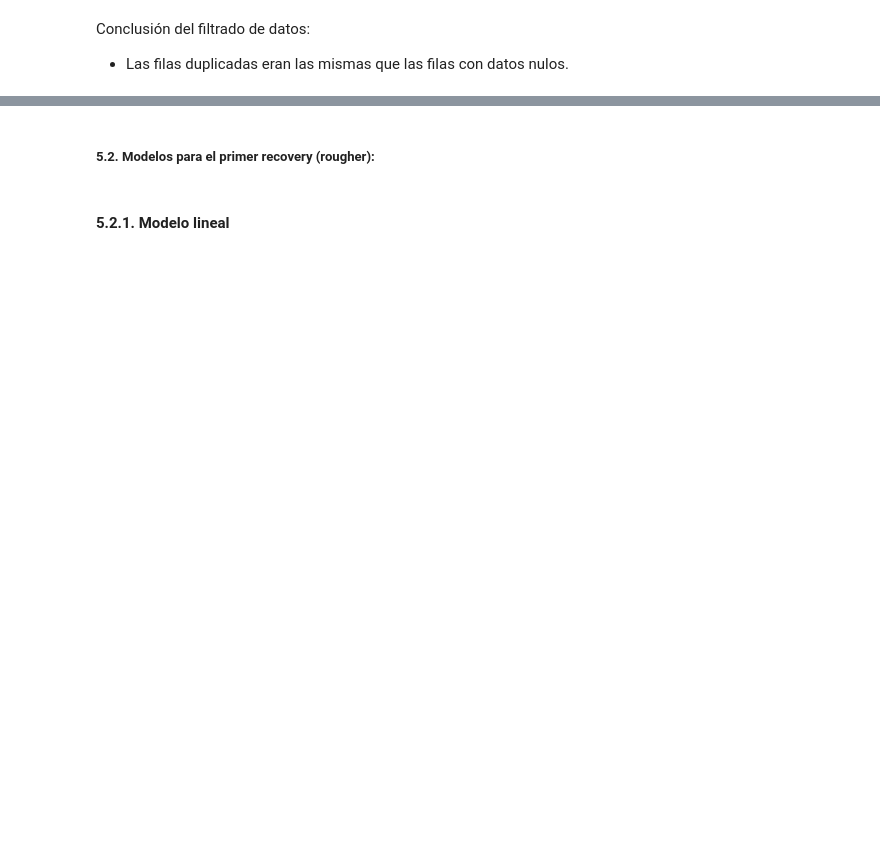
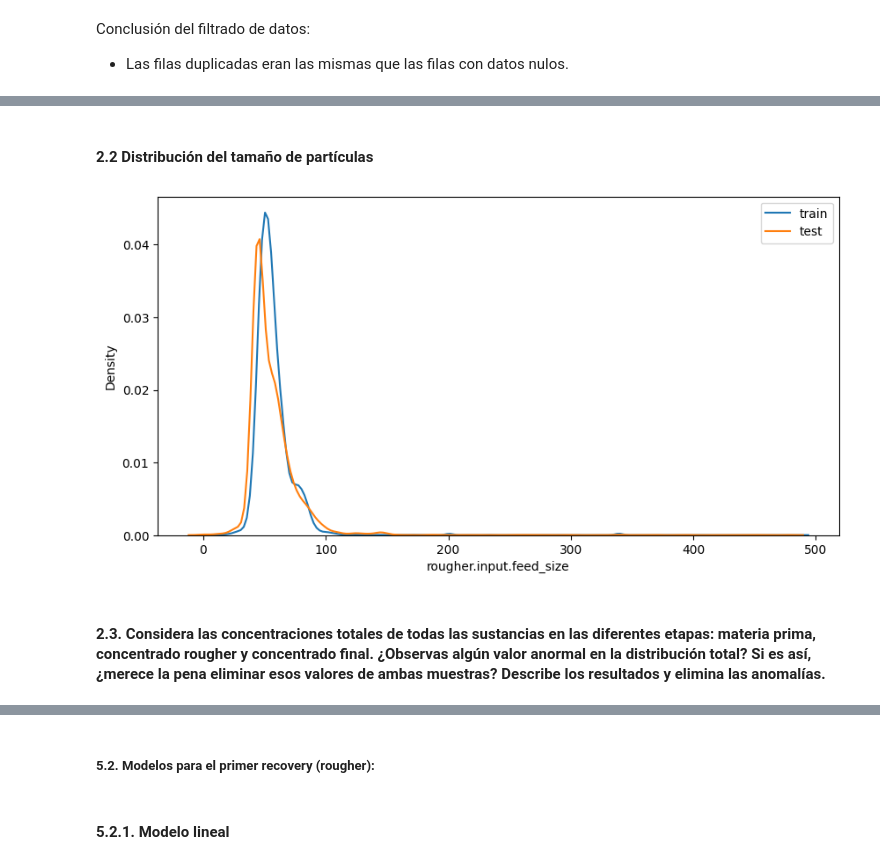
Before and after one commit to Fernandojbf123/proceso_de_extraccion_de_oro, a Jupyter notebook: main.ipynb, the cells around one changed output, grey strips where cells are left out. Saved outputs shown, nothing was run; the diff lists cells and outputs as text; code cells hidden in the pictures; blank space fills up the shorter version.

```diff
--- a/main.ipynb
+++ b/main.ipynb
@@ -17,4 +22,5 @@ def load_data(folder, filename):
 # Generales:
 folder = "./datasets"
 file_name_training = "gold_recovery_train.csv"
+file_name_test = "gold_recovery_test.csv"
 # %% [markdown]
@@ -22,3 +28,4 @@ file_name_training = "gold_recovery_train.csv"
 # %%
 training_data = load_data(folder, file_name_training)
+test_data = load_data(folder, file_name_test)
 # %% [markdown]
@@ -302,0 +356,21 @@ Name: final.output.recovery, dtype: float64
+# %% [markdown]
+#### 2.2 Distribución del tamaño de partículas
+# %%
+plt.figure(figsize=(10,5))
+
+sns.kdeplot(
+    training_data['rougher.input.feed_size'],
+    label='train'
+)
+
+sns.kdeplot(
+    test_data['rougher.input.feed_size'],
+    label='test'
+)
+
+plt.legend()
+plt.show()
+# %% [output]
+[figure, added]
+# %% [markdown]
+#### 2.3. Considera las concentraciones totales de todas las sustancias en las diferentes etapas: materia prima, concentrado rougher y concentrado final. ¿Observas algún valor anormal en la distribución total? Si es así, ¿merece la pena eliminar esos valores de ambas muestras? Describe los resultados y elimina las anomalías.
```
Also changed, not shown: parts of 65 cells of this notebook.
